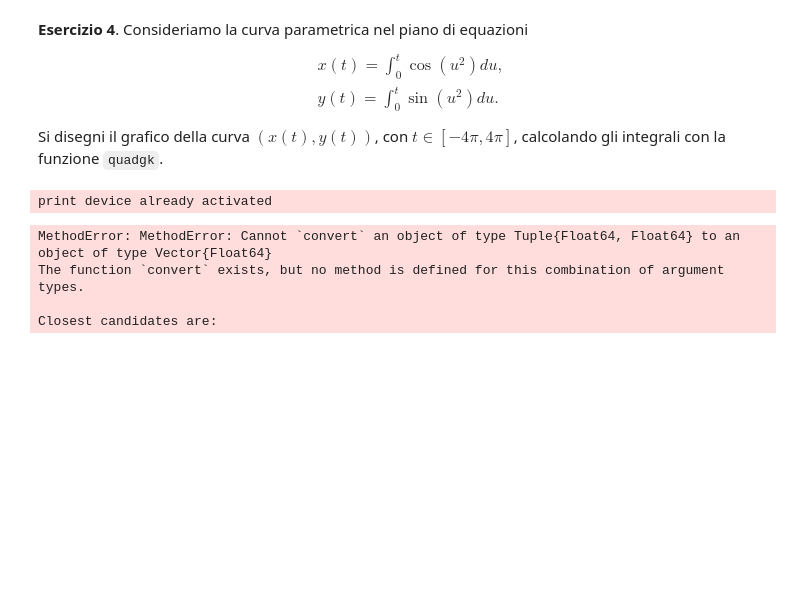
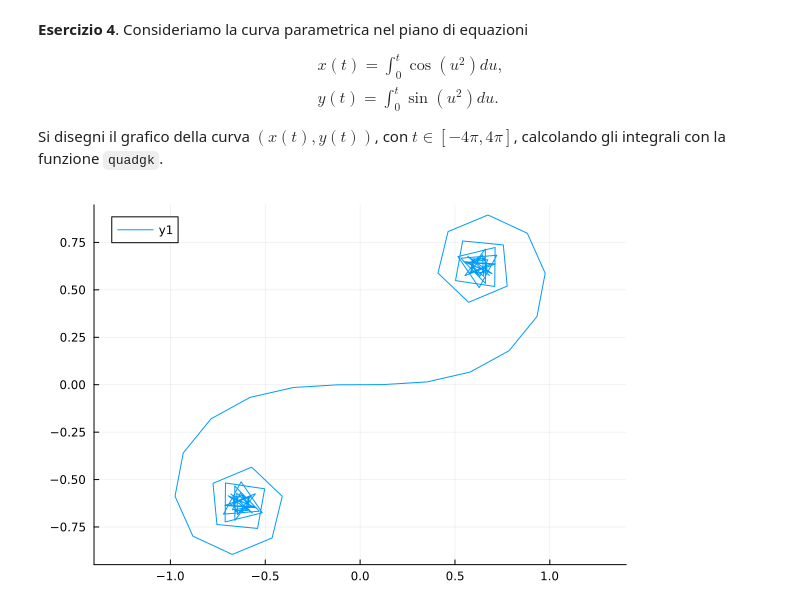
Before and after one commit to eroico378/prova, a Jupyter notebook: 07-integrazione.ipynb, the cells around one changed output. Drawn from its saved outputs; the diff is of its cells as text; code cells hidden in the pictures; blank space fills up the shorter version.

```diff
--- a/07-integrazione.ipynb
+++ b/07-integrazione.ipynb
@@ -189,20 +189,17 @@ println("Accuratezza: ", errore)
 \end{eqnarray*}
 Si disegni il grafico della curva $(x(t),y(t))$, con $t\in [-4\pi,4\pi]$, calcolando gli integrali con la funzione `quadgk`.
 # %%
-t=range(-4pi, 4pi, 500)
+t=range(-4pi, 4pi, 108)
 
 siq(x)=sin(x^2)
 ciq(x)=cos(x^2)
 
-
+ints(x)=quadgk(siq, 0, x)[1]
+intc(x)=quadgk(ciq, 0, x)[1]
 
 gx=intc.(t)
 gy=ints.(t)
 
-plot(gx, gy)
+plot(gx, gy, aspect_ratio=:equal)
 # %% [output]
-print device already activated
-MethodError: MethodError: Cannot `convert` an object of type Tuple{Float64, Float64} to an object of type Vector{Float64}
-The function `convert` exists, but no method is defined for this combination of argument types.
-
-Closest candidates are:
+[figure, added]
```
